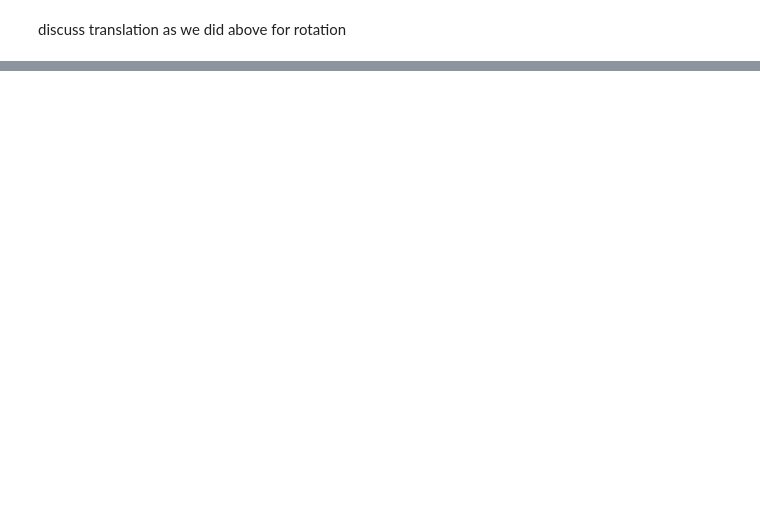
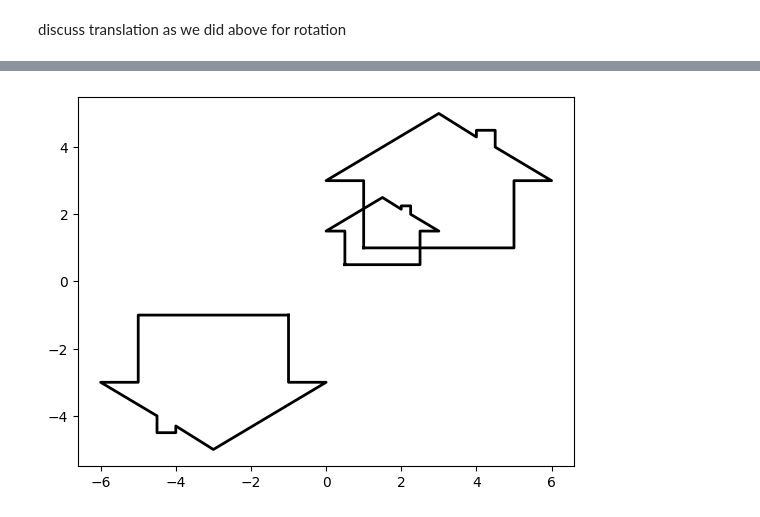
Before and after one commit to OmarMohamed26/GeometricLineartransformation, a Jupyter notebook: geomtricTransformation.ipynb, the cells around one changed output, grey strips where cells are left out. Cells and saved outputs as stored; diff of their text form; code cells hidden in the pictures; blank space fills up the shorter version.

Commit message:
Transformations added

```diff
--- a/geomtricTransformation.ipynb
+++ b/geomtricTransformation.ipynb
@@ -252,16 +251,17 @@ discuss translation as we did above for rotation
 # %%
 Home = np.array(
     [
-        [[1], [1]],
-        [[1], [3]],
-        [[3], [0]],
-        [[4], [4.3]],
-        [[4], [4.5]],
-        [[4.5], [4.5]],
-        [[4.5], [4]],
-        [[6], [3]],
-        [[5], [3]],
-        [[5], [1]],
+        [1, 1],
+        [1, 3],
+        [0, 3],
+        [3, 5],
+        [4, 4.3],
+        [4, 4.5],
+        [4.5, 4.5],
+        [4.5, 4],
+        [6, 3],
+        [5, 3],
+        [5, 1],
     ]
 )
 # %%
@@ -311,0 +447,6 @@ plt.show()
+# %%
+draw_part(apply_transformation(Home,ScaleS_f(0.5, 0.5)),True,**style)
+draw_part(apply_transformation(Home,ReflectionOrigin_f()),True,**style)
+draw_part(Home,True,**style)
+# %% [output]
+[figure, added]
```
Also changed, not shown: parts of 4 cells of this notebook.
